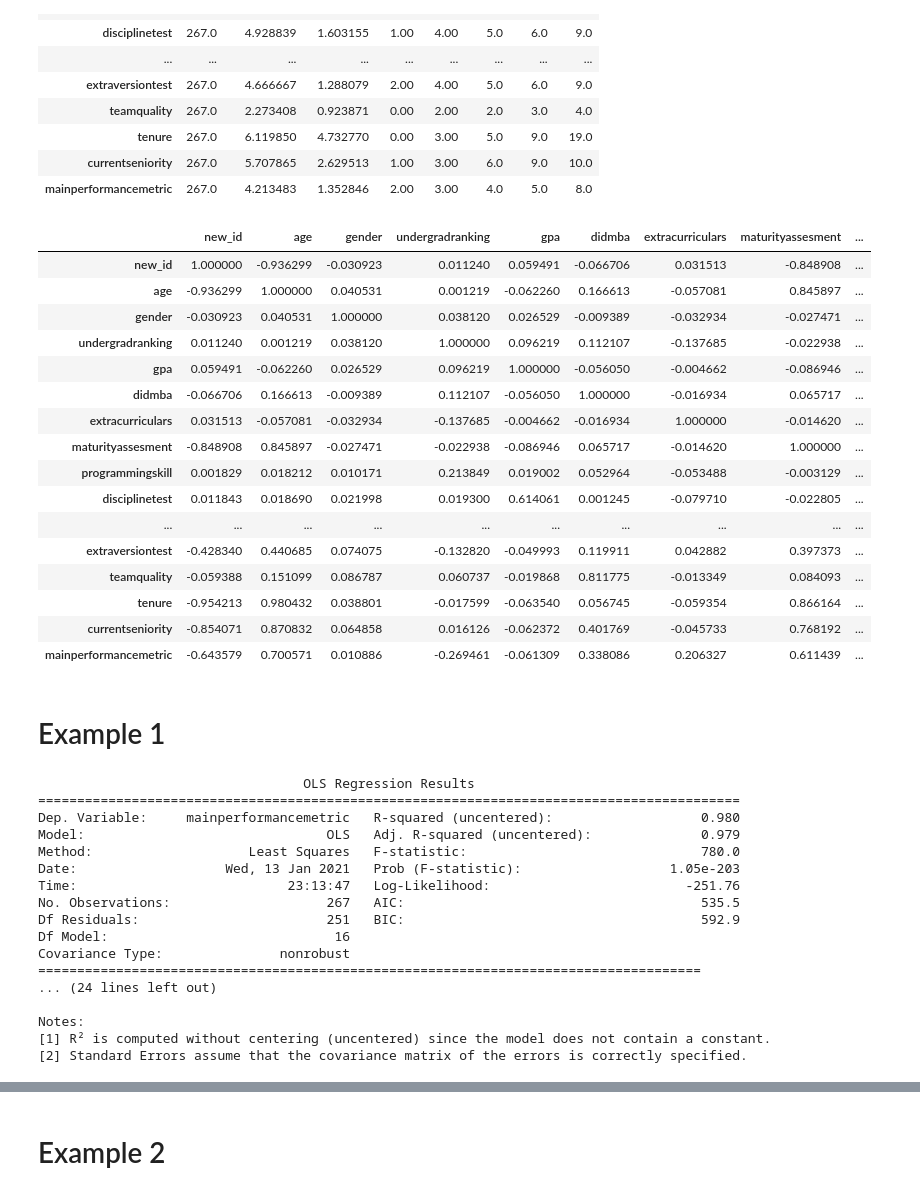
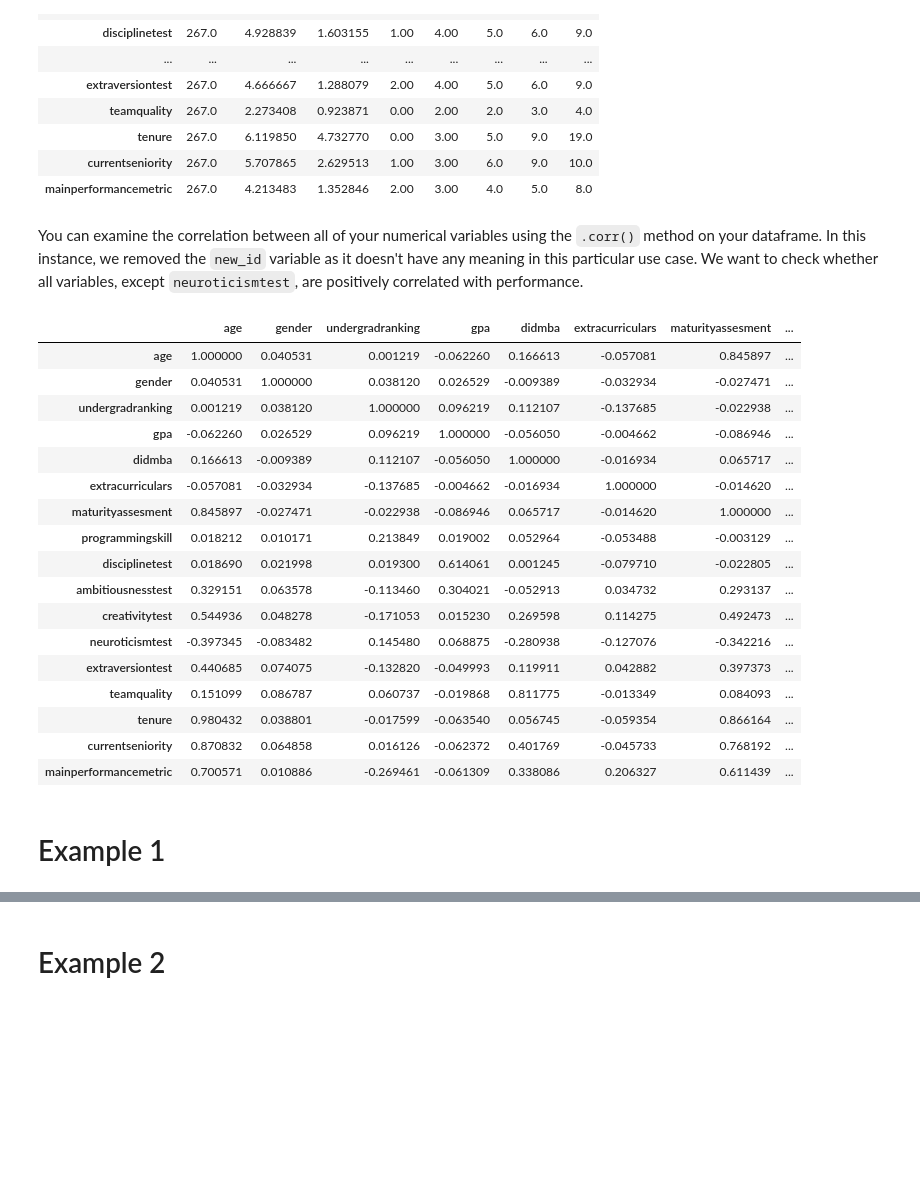
Before and after one commit to ramonpzg/people-analytics, a Jupyter notebook: 01_hiring_analysis.ipynb, the cells around one changed output, grey strips where cells are left out. Saved outputs shown, nothing was run; the diff lists cells and outputs as text; code cells hidden in the pictures; blank space fills up the shorter version.

```diff
--- a/01_hiring_analysis.ipynb
+++ b/01_hiring_analysis.ipynb
@@ -46,25 +79,28 @@ hiringData.describe().T
 | tenure | 267.0 | 6.119850 | 4.732770 | 0.00 | 3.00 | 5.0 | 9.0 | 19.0 |
 | currentseniority | 267.0 | 5.707865 | 2.629513 | 1.00 | 3.00 | 6.0 | 9.0 | 10.0 |
 | mainperformancemetric | 267.0 | 4.213483 | 1.352846 | 2.00 | 3.00 | 4.0 | 5.0 | 8.0 |
+# %% [markdown]
+You can examine the correlation between all of your numerical variables using the `.corr()` method on your dataframe. In this instance, we removed the `new_id` variable as it doesn't have any meaning in this particular use case. We want to check whether all variables, except `neuroticismtest`, are positively correlated with performance.
 # %%
-hiringData.corr()
+hiringData.drop('new_id', axis=1).corr()
 # %% [output]
-|  | new_id | age | gender | undergradranking | gpa | didmba | extracurriculars | maturityassesment | ... |
-| new_id | 1.000000 | -0.936299 | -0.030923 | 0.011240 | 0.059491 | -0.066706 | 0.031513 | -0.848908 | ... |
-| age | -0.936299 | 1.000000 | 0.040531 | 0.001219 | -0.062260 | 0.166613 | -0.057081 | 0.845897 | ... |
-| gender | -0.030923 | 0.040531 | 1.000000 | 0.038120 | 0.026529 | -0.009389 | -0.032934 | -0.027471 | ... |
-| undergradranking | 0.011240 | 0.001219 | 0.038120 | 1.000000 | 0.096219 | 0.112107 | -0.137685 | -0.022938 | ... |
-| gpa | 0.059491 | -0.062260 | 0.026529 | 0.096219 | 1.000000 | -0.056050 | -0.004662 | -0.086946 | ... |
-| didmba | -0.066706 | 0.166613 | -0.009389 | 0.112107 | -0.056050 | 1.000000 | -0.016934 | 0.065717 | ... |
-| extracurriculars | 0.031513 | -0.057081 | -0.032934 | -0.137685 | -0.004662 | -0.016934 | 1.000000 | -0.014620 | ... |
-| maturityassesment | -0.848908 | 0.845897 | -0.027471 | -0.022938 | -0.086946 | 0.065717 | -0.014620 | 1.000000 | ... |
-| programmingskill | 0.001829 | 0.018212 | 0.010171 | 0.213849 | 0.019002 | 0.052964 | -0.053488 | -0.003129 | ... |
-| disciplinetest | 0.011843 | 0.018690 | 0.021998 | 0.019300 | 0.614061 | 0.001245 | -0.079710 | -0.022805 | ... |
-| ... | ... | ... | ... | ... | ... | ... | ... | ... | ... |
-| extraversiontest | -0.428340 | 0.440685 | 0.074075 | -0.132820 | -0.049993 | 0.119911 | 0.042882 | 0.397373 | ... |
-| teamquality | -0.059388 | 0.151099 | 0.086787 | 0.060737 | -0.019868 | 0.811775 | -0.013349 | 0.084093 | ... |
-| tenure | -0.954213 | 0.980432 | 0.038801 | -0.017599 | -0.063540 | 0.056745 | -0.059354 | 0.866164 | ... |
-| currentseniority | -0.854071 | 0.870832 | 0.064858 | 0.016126 | -0.062372 | 0.401769 | -0.045733 | 0.768192 | ... |
-| mainperformancemetric | -0.643579 | 0.700571 | 0.010886 | -0.269461 | -0.061309 | 0.338086 | 0.206327 | 0.611439 | ... |
+|  | age | gender | undergradranking | gpa | didmba | extracurriculars | maturityassesment | ... |
+| age | 1.000000 | 0.040531 | 0.001219 | -0.062260 | 0.166613 | -0.057081 | 0.845897 | ... |
+| gender | 0.040531 | 1.000000 | 0.038120 | 0.026529 | -0.009389 | -0.032934 | -0.027471 | ... |
+| undergradranking | 0.001219 | 0.038120 | 1.000000 | 0.096219 | 0.112107 | -0.137685 | -0.022938 | ... |
+| gpa | -0.062260 | 0.026529 | 0.096219 | 1.000000 | -0.056050 | -0.004662 | -0.086946 | ... |
+| didmba | 0.166613 | -0.009389 | 0.112107 | -0.056050 | 1.000000 | -0.016934 | 0.065717 | ... |
+| extracurriculars | -0.057081 | -0.032934 | -0.137685 | -0.004662 | -0.016934 | 1.000000 | -0.014620 | ... |
+| maturityassesment | 0.845897 | -0.027471 | -0.022938 | -0.086946 | 0.065717 | -0.014620 | 1.000000 | ... |
+| programmingskill | 0.018212 | 0.010171 | 0.213849 | 0.019002 | 0.052964 | -0.053488 | -0.003129 | ... |
+| disciplinetest | 0.018690 | 0.021998 | 0.019300 | 0.614061 | 0.001245 | -0.079710 | -0.022805 | ... |
+| ambitiousnesstest | 0.329151 | 0.063578 | -0.113460 | 0.304021 | -0.052913 | 0.034732 | 0.293137 | ... |
+| creativitytest | 0.544936 | 0.048278 | -0.171053 | 0.015230 | 0.269598 | 0.114275 | 0.492473 | ... |
+| neuroticismtest | -0.397345 | -0.083482 | 0.145480 | 0.068875 | -0.280938 | -0.127076 | -0.342216 | ... |
+| extraversiontest | 0.440685 | 0.074075 | -0.132820 | -0.049993 | 0.119911 | 0.042882 | 0.397373 | ... |
+| teamquality | 0.151099 | 0.086787 | 0.060737 | -0.019868 | 0.811775 | -0.013349 | 0.084093 | ... |
+| tenure | 0.980432 | 0.038801 | -0.017599 | -0.063540 | 0.056745 | -0.059354 | 0.866164 | ... |
+| currentseniority | 0.870832 | 0.064858 | 0.016126 | -0.062372 | 0.401769 | -0.045733 | 0.768192 | ... |
+| mainperformancemetric | 0.700571 | 0.010886 | -0.269461 | -0.061309 | 0.338086 | 0.206327 | 0.611439 | ... |
 # %% [markdown]
 # Example 1
@@ -77,20 +106,0 @@ model1 = sm.OLS(y, X).fit()
-# %%
-print(model1.summary())
-# %% [output]
-                                  OLS Regression Results
-==========================================================================================
-Dep. Variable:     mainperformancemetric   R-squared (uncentered):                   0.980
-Model:                               OLS   Adj. R-squared (uncentered):              0.979
-Method:                    Least Squares   F-statistic:                              780.0
-Date:                   Wed, 13 Jan 2021   Prob (F-statistic):                   1.05e-203
-Time:                           23:13:47   Log-Likelihood:                         -251.76
-No. Observations:                    267   AIC:                                      535.5
-Df Residuals:                        251   BIC:                                      592.9
-Df Model:                             16
-Covariance Type:               nonrobust
-=====================================================================================
-... (24 lines left out)
-
-Notes:
-[1] R² is computed without centering (uncentered) since the model does not contain a constant.
-[2] Standard Errors assume that the covariance matrix of the errors is correctly specified.
```
Also changed, not shown: parts of 31 cells of this notebook, 1 other file.
